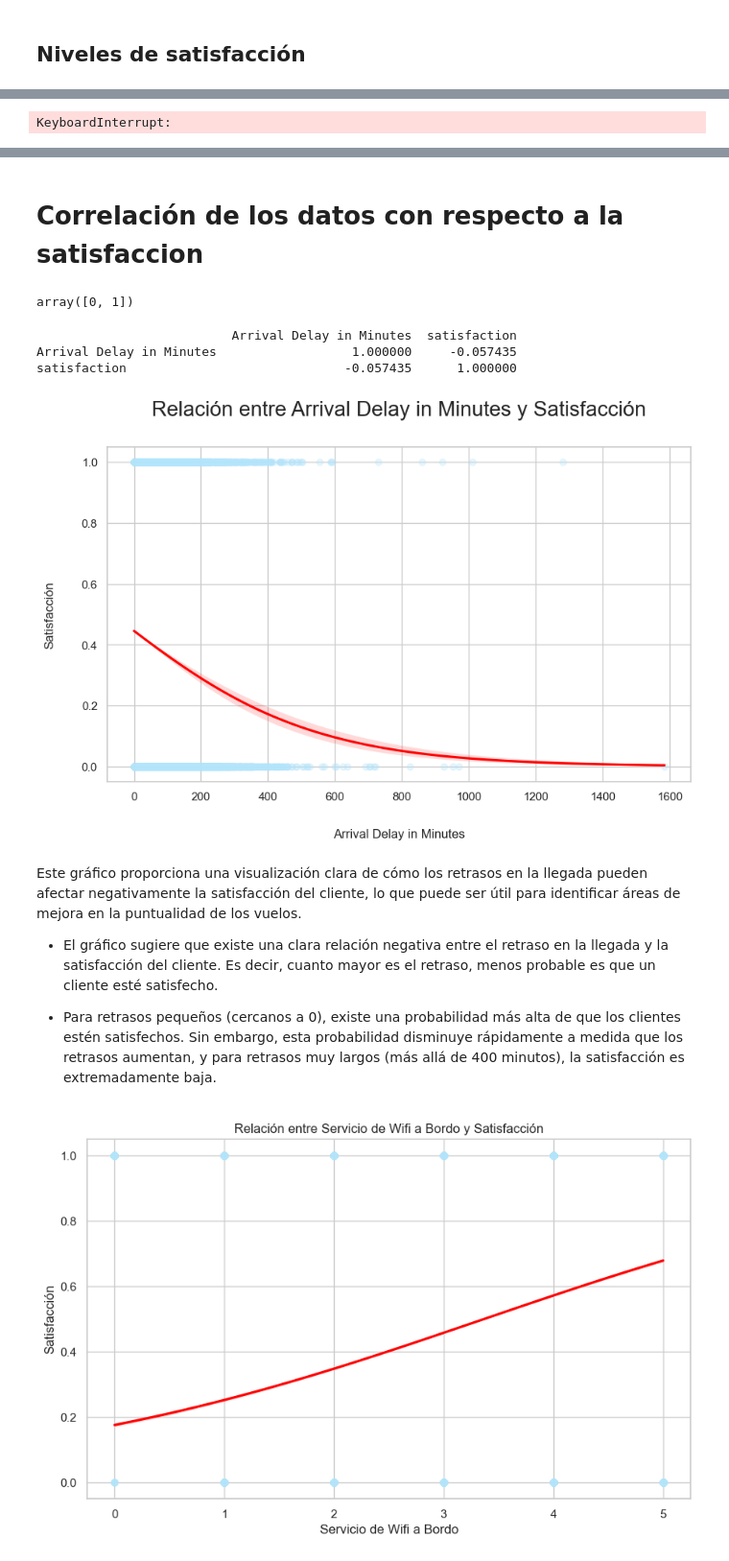
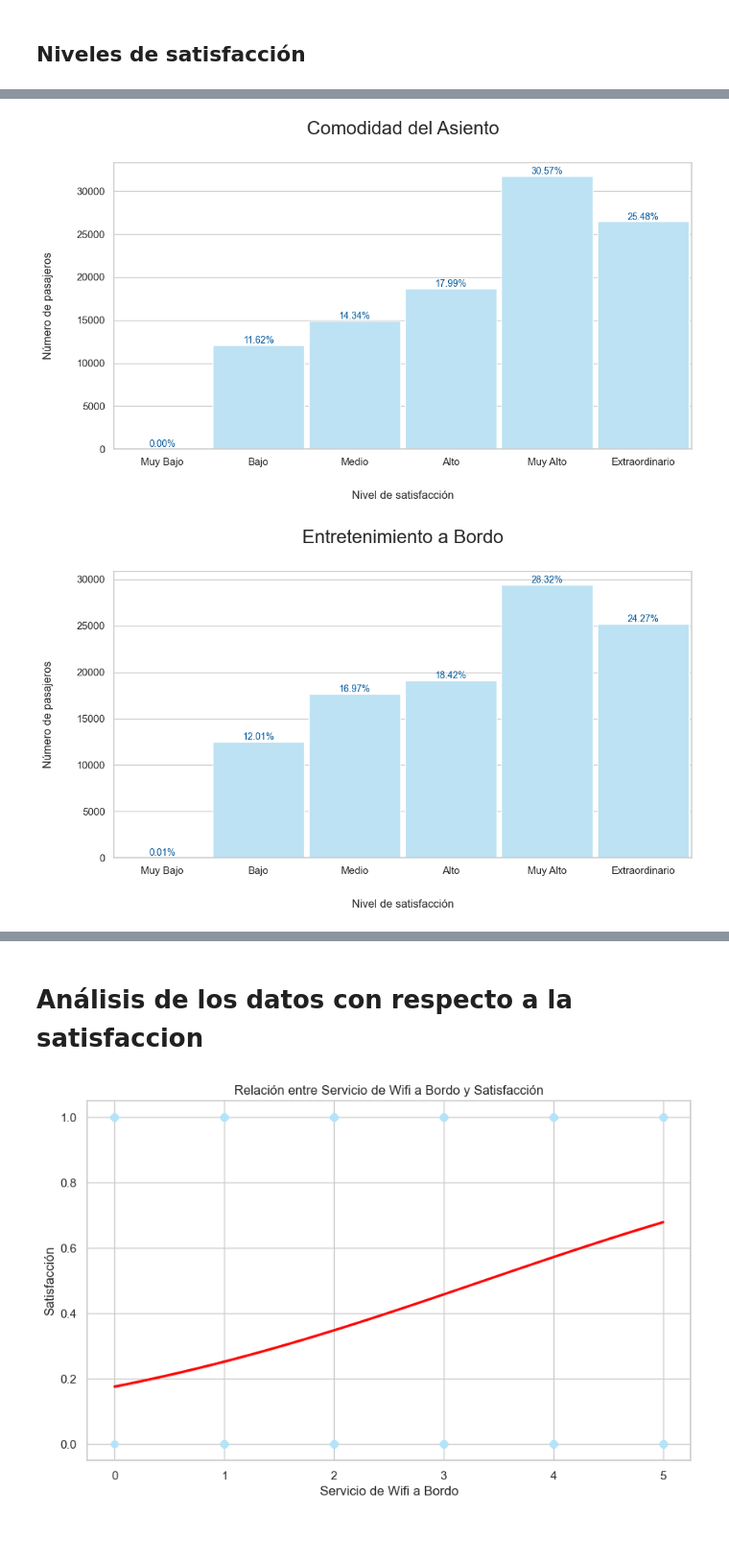
Before and after one commit to AI-School-F5-P3/ML_Airlines_Grupo3, a Jupyter notebook: notebooks/exploratory_analysis.ipynb, the cells around one changed output, grey strips where cells are left out. Shown at 96% size. Saved outputs shown, nothing was run; the diff lists cells and outputs as text; code cells hidden in the pictures; blank space fills up the shorter version.

```diff
--- a/notebooks/exploratory_analysis.ipynb
+++ b/notebooks/exploratory_analysis.ipynb
@@ -534,7 +691,7 @@ plt.show()
 # Diccionario de traducción de variables
 translation_dict = {
     'Inflight wifi service': 'Servicio de Wifi a Bordo',
-    'Departure/Arrival time convenient': 'Conveniencia de la Hora de Salida/Llegada',
+    'Departure/Arrival time convenient': 'Conveniencia de la Hora de Salida-Llegada',
     'Ease of Online booking': 'Facilidad de Reserva Online',
     'Gate location': 'Ubicación de la Puerta',
     'Food and drink': 'Comida y Bebida',
@@ -569,31 +726,45 @@ for var in variables:
     # Añadir el porcentaje sobre cada barra con 2 decimales
     for i, p in enumerate(ax.patches):
         ax.annotate(f'{counts_percentage[i]:.2f}%',
                     (p.get_x() + p.get_width() / 2., p.get_height()),
                     ha='center', va='center', fontsize=10, color='#01579b', xytext=(0, 5),
                     textcoords='offset points')
 
     # Configurar el título y las etiquetas del gráfico utilizando la traducción al español
     plt.title(f'{translation_dict[var]}', fontsize=20, pad=30)
     plt.xlabel('Nivel de satisfacción', fontsize=12, labelpad=25)
     plt.ylabel('Número de pasajeros', fontsize=12, labelpad=25)
 
     if var == 'Inflight wifi service':
         plt.xticks(ticks=np.arange(0, 6), labels=['No aplica', 'Muy Bajo', 'Bajo', 'Medio', 'Alto', 'Muy Alto'])
     else:
         plt.xticks(ticks=np.arange(0, 6), labels=['Muy Bajo', 'Bajo', 'Medio', 'Alto', 'Muy Alto', 'Extraordinario'])
 
     # Ajustar el margen superior para separar el título del gráfico
     plt.subplots_adjust(top=0.85)
 
     # Mostrar el gráfico
     plt.tight_layout()
+
+    # Ruta de la carpeta donde quieres guardar la imagen
+    output_folder = "eda_plots"
+    # Crear la carpeta si no existe
+    os.makedirs(output_folder, exist_ok=True)
+
+    # Guardar la imagen en la carpeta especificada
+    if var=="Departure/Arrival time convenient":
+        name = "Departure-Arribal_time_convenient"
+    else:
+        name = var
+    output_path = os.path.join(output_folder, f"info_{name}_levels.png")
+    plt.savefig(output_path)
     plt.show()
 # %% [output]
 [figure]
 [figure]
 [figure]
 [figure]
 [figure]
 [figure]
-KeyboardInterrupt:
+[figure, added]
+[figure, added]
@@ -600,42 +777,5 @@ KeyboardInterrupt:
 # %% [markdown]
-# **Correlación de los datos con respecto a la satisfaccion**
+# **Análisis de los datos con respecto a la satisfaccion**
-# %%
-df_modified.columns
-df_modified['Arrival Delay in Minutes'].unique()
-df_modified['satisfaction'].unique()
-# %% [output]
-array([0, 1])
-# %%
-correlation = df_modified[['Arrival Delay in Minutes', 'satisfaction']].corr()
-print(correlation)
-# %% [output]
-                          Arrival Delay in Minutes  satisfaction
-Arrival Delay in Minutes                  1.000000     -0.057435
-satisfaction                             -0.057435      1.000000
-# %%
-# Crear el gráfico de dispersión con línea de regresión
-plt.figure(figsize=(10, 6))
-sns.regplot(x='Arrival Delay in Minutes', y='satisfaction', data=df_modified, logistic=True,
-            scatter_kws={'alpha': 0.3, 'color': '#b3e5fc'},
-            line_kws={"color": "red"})
-
-plt.title('Relación entre Arrival Delay in Minutes y Satisfacción', fontsize=20, pad=30)
-plt.xlabel('Arrival Delay in Minutes', fontsize=12, labelpad=25)
-plt.ylabel('Satisfacción', fontsize=12, labelpad=25)
-plt.grid(True)
-
-# Ajustar el margen superior para separar el título del gráfico
-plt.subplots_adjust(top=0.85)
-
-plt.show()
-# %% [output]
-[figure, removed]
-# %% [markdown]
-Este gráfico proporciona una visualización clara de cómo los retrasos en la llegada pueden afectar negativamente la satisfacción del cliente, lo que puede ser útil para identificar áreas de mejora en la puntualidad de los vuelos.
-
-+ El gráfico sugiere que existe una clara relación negativa entre el retraso en la llegada y la satisfacción del cliente. Es decir, cuanto mayor es el retraso, menos probable es que un cliente esté satisfecho.
-
-+ Para retrasos pequeños (cercanos a 0), existe una probabilidad más alta de que los clientes estén satisfechos. Sin embargo, esta probabilidad disminuye rápidamente a medida que los retrasos aumentan, y para retrasos muy largos (más allá de 400 minutos), la satisfacción es extremadamente baja.
 # %%
 # Diccionario de traducción de variables
 translation_dict = {
```
Also changed, not shown: parts of 25 cells of this notebook, 45 other files.
